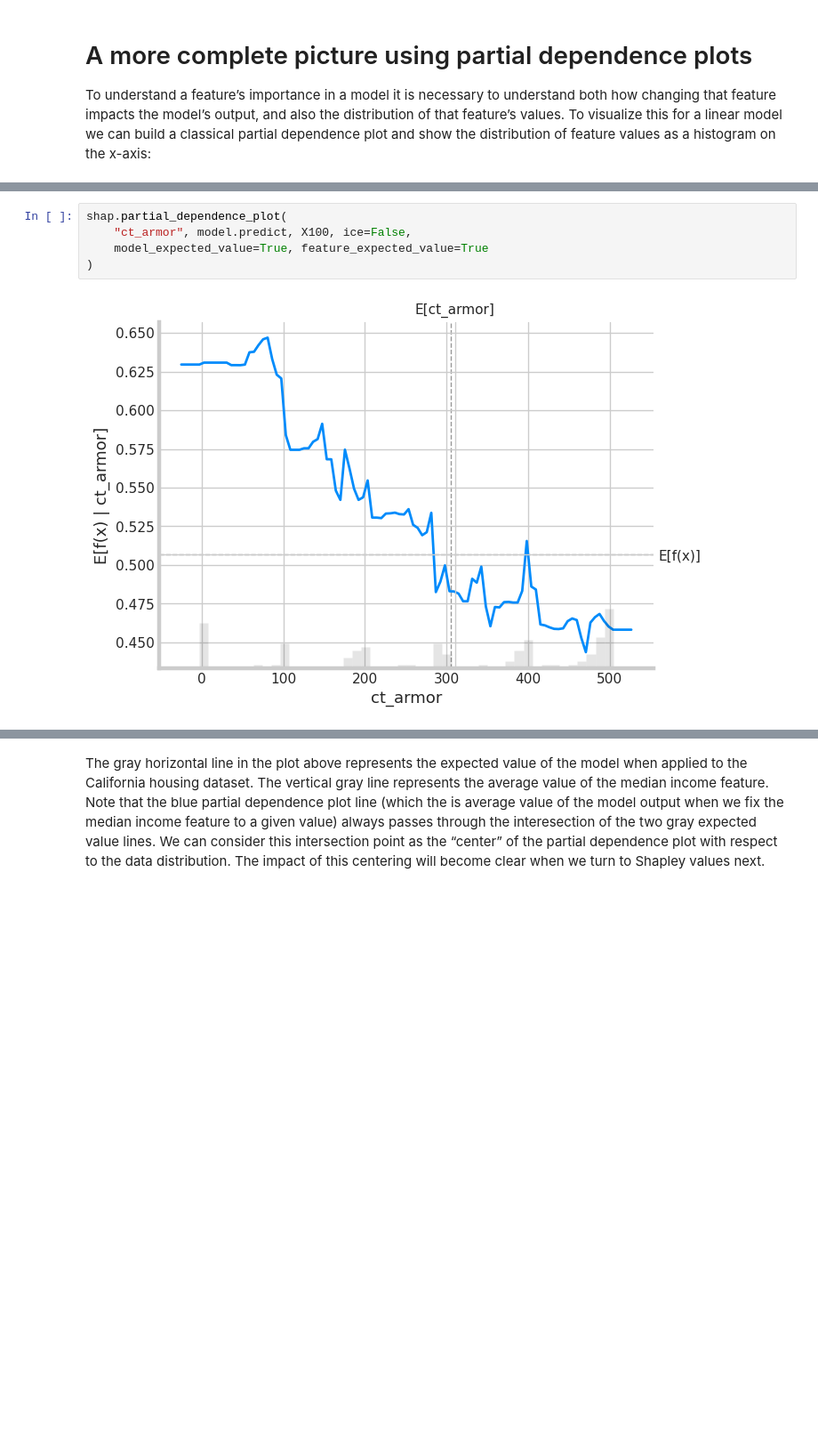
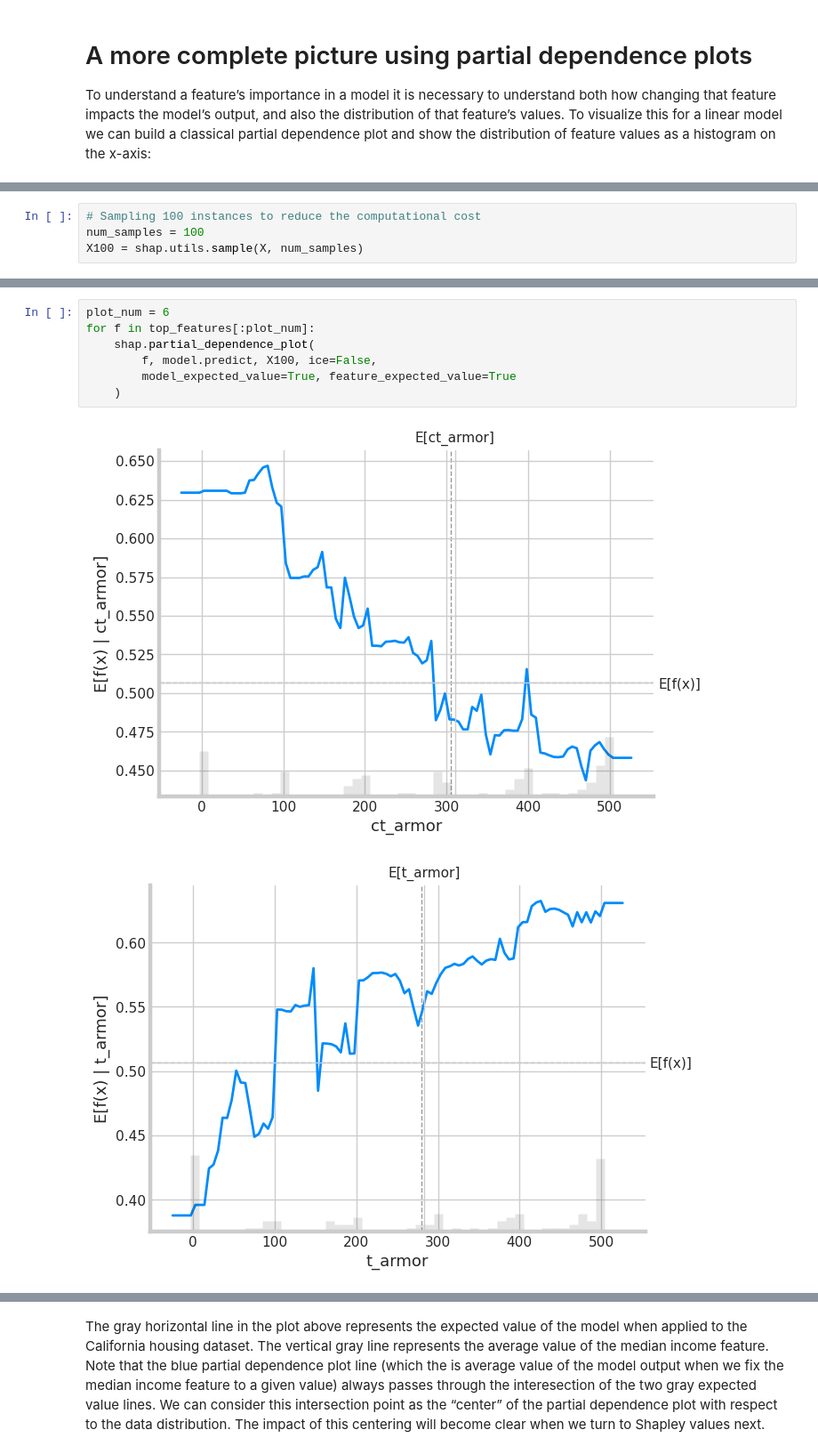
Before and after one commit to MaltheT/decision-support-systems, a Jupyter notebook: project5/dss_interp.ipynb, the cells around one changed output, grey strips where cells are left out. Shown at 89% size. Saved outputs shown, nothing was run; the diff lists cells and outputs as text; blank space fills up the shorter version.

```diff
--- a/project5/dss_interp.ipynb
+++ b/project5/dss_interp.ipynb
@@ -243,0 +246,4 @@ X100 = shap.utils.sample(X, 100) # 100 instances for use as the background distr
+# %%
+# Sampling 100 instances to reduce the computational cost
+num_samples = 100
+X100 = shap.utils.sample(X, num_samples)
@@ -244,7 +265,10 @@ X100 = shap.utils.sample(X, 100) # 100 instances for use as the background distr
 # %%
-shap.partial_dependence_plot(
-    "ct_armor", model.predict, X100, ice=False,
-    model_expected_value=True, feature_expected_value=True
-)
+plot_num = 6
+for f in top_features[:plot_num]:
+    shap.partial_dependence_plot(
+        f, model.predict, X100, ice=False,
+        model_expected_value=True, feature_expected_value=True
+    )
 # %% [output]
 [figure]
+[figure, added]
```
Also changed, not shown: parts of 9 cells of this notebook, 1 other file.
